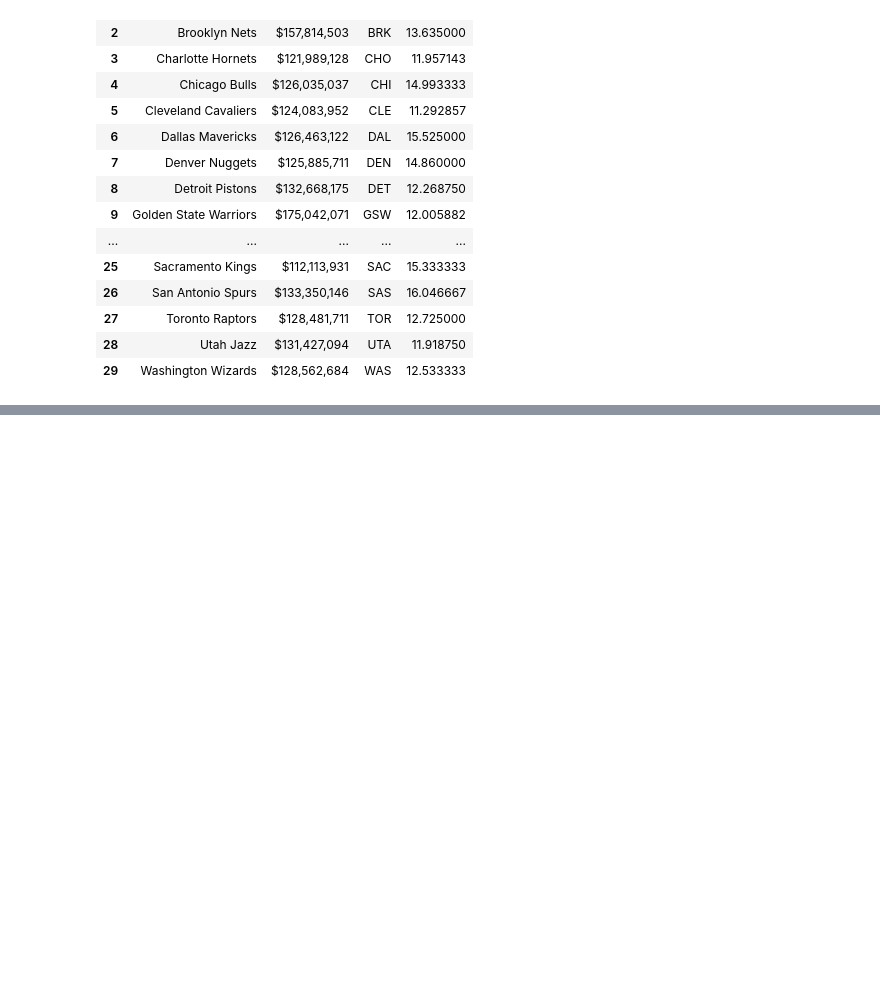
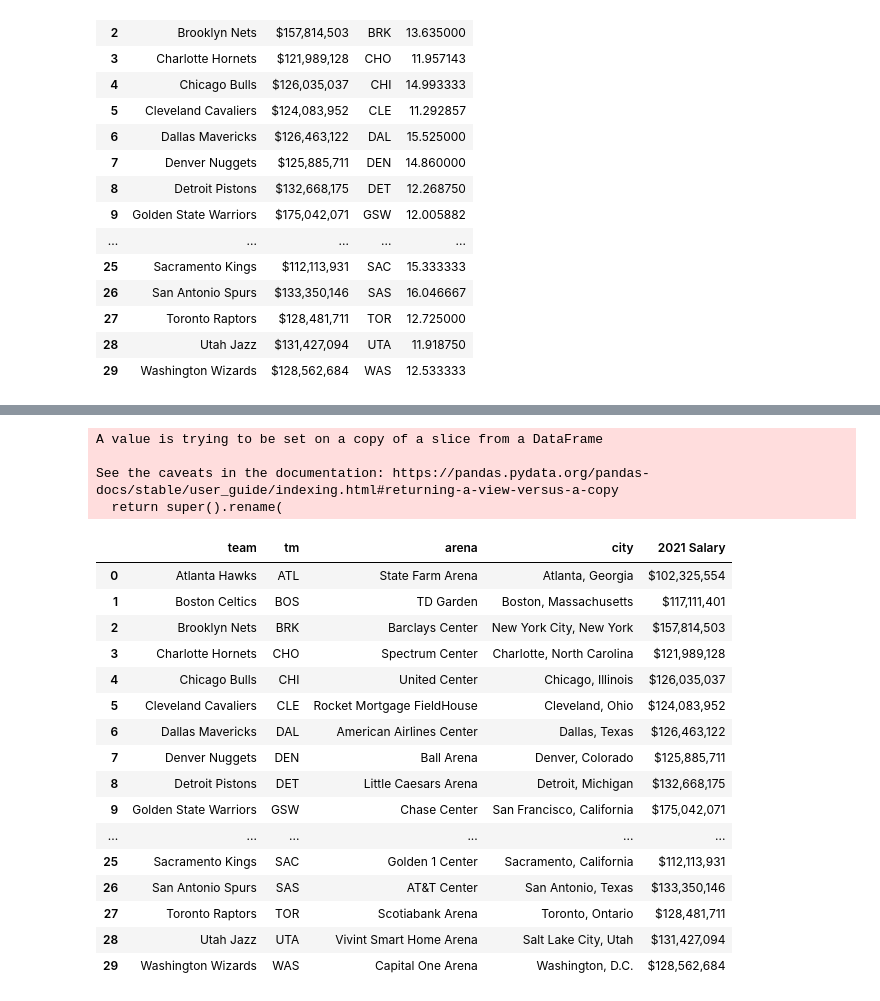
Before and after one commit to gportes24/NBA_Salary_app, a Jupyter notebook: Resources/starter_code.ipynb, the cells around one changed output, grey strips where cells are left out. Cells and saved outputs as stored; diff of their text form; code cells hidden in the pictures; blank space fills up the shorter version.

```diff
--- a/Resources/starter_code.ipynb
+++ b/Resources/starter_code.ipynb
@@ -1079,3 +1095,30 @@ teams_loc
 | 27 | Toronto Raptors | $128,481,711 | TOR | 12.725000 | Scotiabank Arena | Toronto, Ontario | 43.643333 | -79.379167 | 43.643333, -79.379167 |
 | 28 | Utah Jazz | $131,427,094 | UTA | 11.918750 | Vivint Smart Home Arena | Salt Lake City, Utah | 40.768333 | -111.901111 | 40.768333, -111.901111 |
 | 29 | Washington Wizards | $128,562,684 | WAS | 12.533333 | Capital One Arena | Washington, D.C. | 38.898056 | -77.020833 | 38.898056, -77.020833 |
+# %%
+team_profile =teams_loc[["team", "TM","arena", "city" ,"2020-21"]]
+team_profile.rename(columns={"TM": "tm", "2020-21": "2021 Salary"}, inplace=True)
+
+team_profile
+# %% [output]
+A value is trying to be set on a copy of a slice from a DataFrame
+
+See the caveats in the documentation: https://pandas.pydata.org/pandas-docs/stable/user_guide/indexing.html#returning-a-view-versus-a-copy
+  return super().rename(
+|  | team | tm | arena | city | 2021 Salary |
+| 0 | Atlanta Hawks | ATL | State Farm Arena | Atlanta, Georgia | $102,325,554 |
+| 1 | Boston Celtics | BOS | TD Garden | Boston, Massachusetts | $117,111,401 |
+| 2 | Brooklyn Nets | BRK | Barclays Center | New York City, New York | $157,814,503 |
+| 3 | Charlotte Hornets | CHO | Spectrum Center | Charlotte, North Carolina | $121,989,128 |
+| 4 | Chicago Bulls | CHI | United Center | Chicago, Illinois | $126,035,037 |
+| 5 | Cleveland Cavaliers | CLE | Rocket Mortgage FieldHouse | Cleveland, Ohio | $124,083,952 |
+| 6 | Dallas Mavericks | DAL | American Airlines Center | Dallas, Texas | $126,463,122 |
+| 7 | Denver Nuggets | DEN | Ball Arena | Denver, Colorado | $125,885,711 |
+| 8 | Detroit Pistons | DET | Little Caesars Arena | Detroit, Michigan | $132,668,175 |
+| 9 | Golden State Warriors | GSW | Chase Center | San Francisco, California | $175,042,071 |
+| ... | ... | ... | ... | ... | ... |
+| 25 | Sacramento Kings | SAC | Golden 1 Center | Sacramento, California | $112,113,931 |
+| 26 | San Antonio Spurs | SAS | AT&T Center | San Antonio, Texas | $133,350,146 |
+| 27 | Toronto Raptors | TOR | Scotiabank Arena | Toronto, Ontario | $128,481,711 |
+| 28 | Utah Jazz | UTA | Vivint Smart Home Arena | Salt Lake City, Utah | $131,427,094 |
+| 29 | Washington Wizards | WAS | Capital One Arena | Washington, D.C. | $128,562,684 |
```
Also changed, not shown: parts of 19 cells of this notebook, 8 other files.
